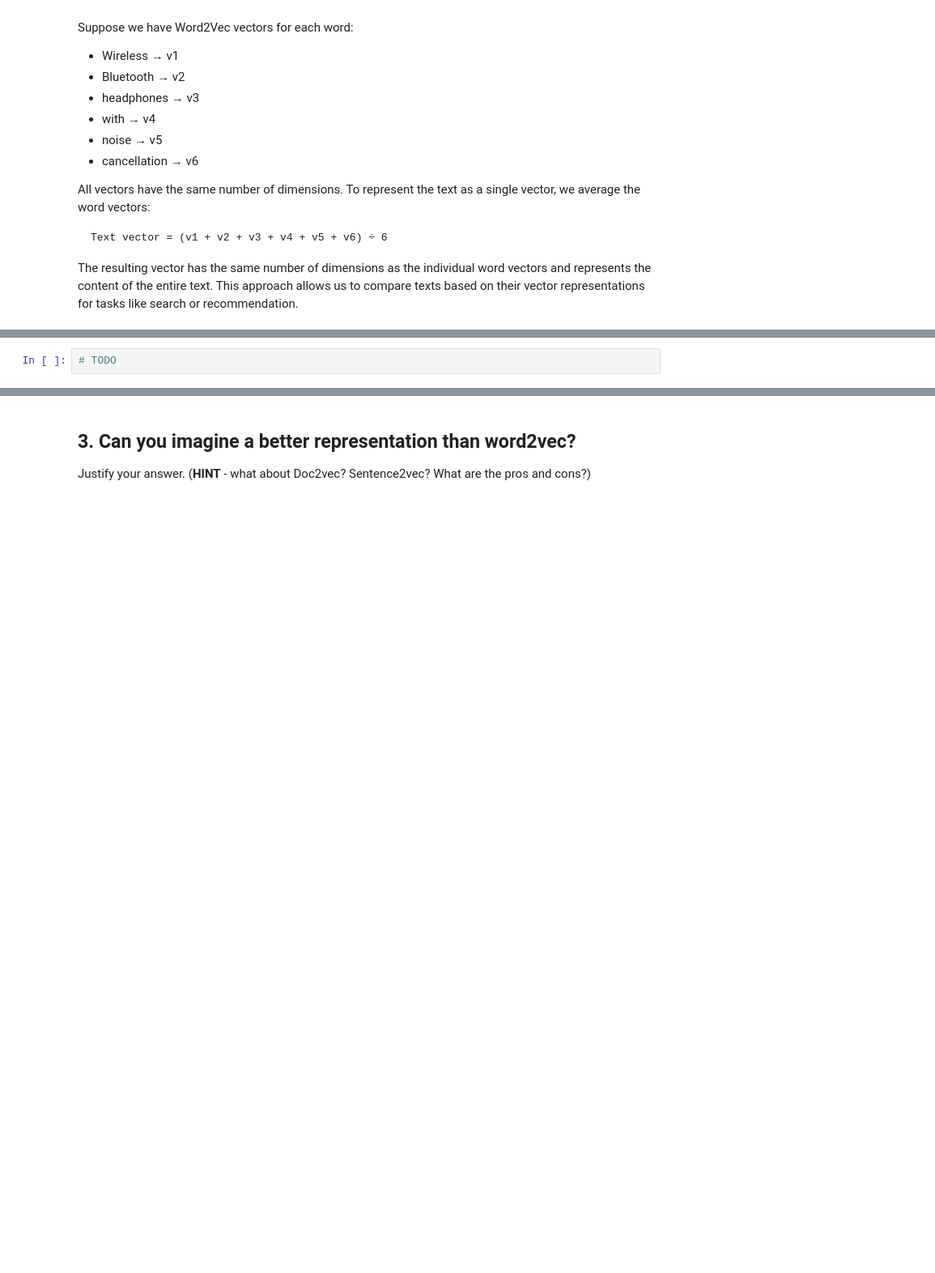
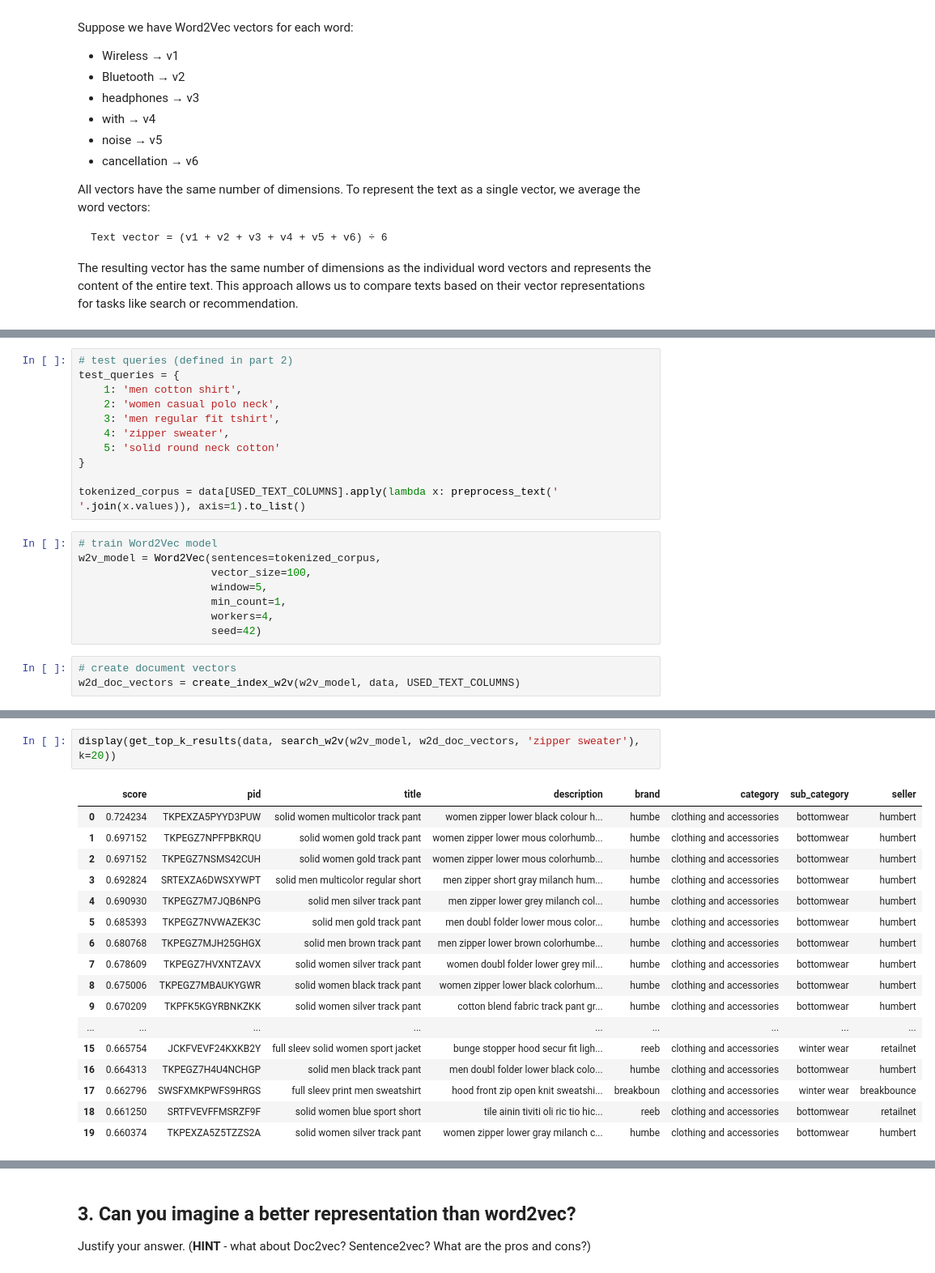
Before and after one commit to LucaFranceschi01/IRWA-2025-G23, a Jupyter notebook: project_progress/part_3/ranking_and_filtering.ipynb, the cells around one changed output, grey strips where cells are left out. Shown at 81% size. Saved outputs shown, nothing was run; the diff lists cells and outputs as text; blank space fills up the shorter version.

Commit message:
word2vec part made, ready for review

```diff
--- a/project_progress/part_3/ranking_and_filtering.ipynb
+++ b/project_progress/part_3/ranking_and_filtering.ipynb
@@ -441,2 +617,22 @@ The resulting vector has the same number of dimensions as the individual word ve
 # %%
-# TODO
+# test queries (defined in part 2)
+test_queries = {
+    1: 'men cotton shirt',
+    2: 'women casual polo neck',
+    3: 'men regular fit tshirt',
+    4: 'zipper sweater',
+    5: 'solid round neck cotton'
+}
+
+tokenized_corpus = data[USED_TEXT_COLUMNS].apply(lambda x: preprocess_text(' '.join(x.values)), axis=1).to_list()
+# %%
+# train Word2Vec model
+w2v_model = Word2Vec(sentences=tokenized_corpus,
+                     vector_size=100,
+                     window=5,
+                     min_count=1,
+                     workers=4,
+                     seed=42)
+# %%
+# create document vectors
+w2d_doc_vectors = create_index_w2v(w2v_model, data, USED_TEXT_COLUMNS)
@@ -442,0 +660,20 @@ The resulting vector has the same number of dimensions as the individual word ve
+# %%
+display(get_top_k_results(data, search_w2v(w2v_model, w2d_doc_vectors, 'zipper sweater'), k=20))
+# %% [output]
+|  | score | pid | title | description | brand | category | sub_category | seller |
+| 0 | 0.724234 | TKPEXZA5PYYD3PUW | solid women multicolor track pant | women zipper lower black colour h... | humbe | clothing and accessories | bottomwear | humbert |
+| 1 | 0.697152 | TKPEGZ7NPFPBKRQU | solid women gold track pant | women zipper lower mous colorhumb... | humbe | clothing and accessories | bottomwear | humbert |
+| 2 | 0.697152 | TKPEGZ7NSMS42CUH | solid women gold track pant | women zipper lower mous colorhumb... | humbe | clothing and accessories | bottomwear | humbert |
+| 3 | 0.692824 | SRTEXZA6DWSXYWPT | solid men multicolor regular short | men zipper short gray milanch hum... | humbe | clothing and accessories | bottomwear | humbert |
+| 4 | 0.690930 | TKPEGZ7M7JQB6NPG | solid men silver track pant | men zipper lower grey milanch col... | humbe | clothing and accessories | bottomwear | humbert |
+| 5 | 0.685393 | TKPEGZ7NVWAZEK3C | solid men gold track pant | men doubl folder lower mous color... | humbe | clothing and accessories | bottomwear | humbert |
+| 6 | 0.680768 | TKPEGZ7MJH25GHGX | solid men brown track pant | men zipper lower brown colorhumbe... | humbe | clothing and accessories | bottomwear | humbert |
+| 7 | 0.678609 | TKPEGZ7HVXNTZAVX | solid women silver track pant | women doubl folder lower grey mil... | humbe | clothing and accessories | bottomwear | humbert |
+| 8 | 0.675006 | TKPEGZ7MBAUKYGWR | solid women black track pant | women zipper lower black colorhum... | humbe | clothing and accessories | bottomwear | humbert |
+| 9 | 0.670209 | TKPFK5KGYRBNKZKK | solid women silver track pant | cotton blend fabric track pant gr... | humbe | clothing and accessories | bottomwear | humbert |
+| ... | ... | ... | ... | ... | ... | ... | ... | ... |
+| 15 | 0.665754 | JCKFVEVF24KXKB2Y | full sleev solid women sport jacket | bunge stopper hood secur fit ligh... | reeb | clothing and accessories | winter wear | retailnet |
+| 16 | 0.664313 | TKPEGZ7H4U4NCHGP | solid men black track pant | men doubl folder lower black colo... | humbe | clothing and accessories | bottomwear | humbert |
+| 17 | 0.662796 | SWSFXMKPWFS9HRGS | full sleev print men sweatshirt | hood front zip open knit sweatshi... | breakboun | clothing and accessories | winter wear | breakbounce |
+| 18 | 0.661250 | SRTFVEVFFMSRZF9F | solid women blue sport short | tile ainin tiviti oli ric tio hic... | reeb | clothing and accessories | bottomwear | retailnet |
+| 19 | 0.660374 | TKPEXZA5Z5TZZS2A | solid women silver track pant | women zipper lower gray milanch c... | humbe | clothing and accessories | bottomwear | humbert |
```
Also changed, not shown: parts of 12 cells of this notebook, 1 other file.
